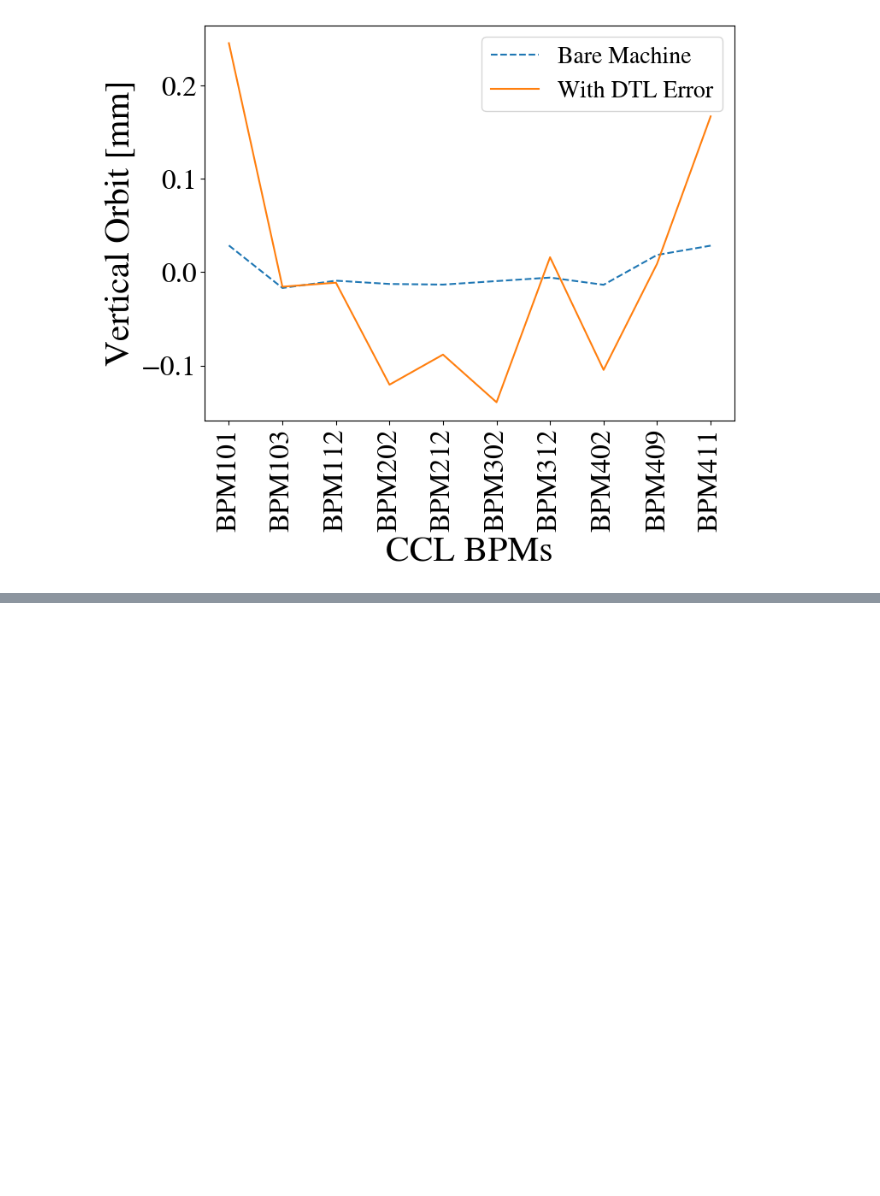
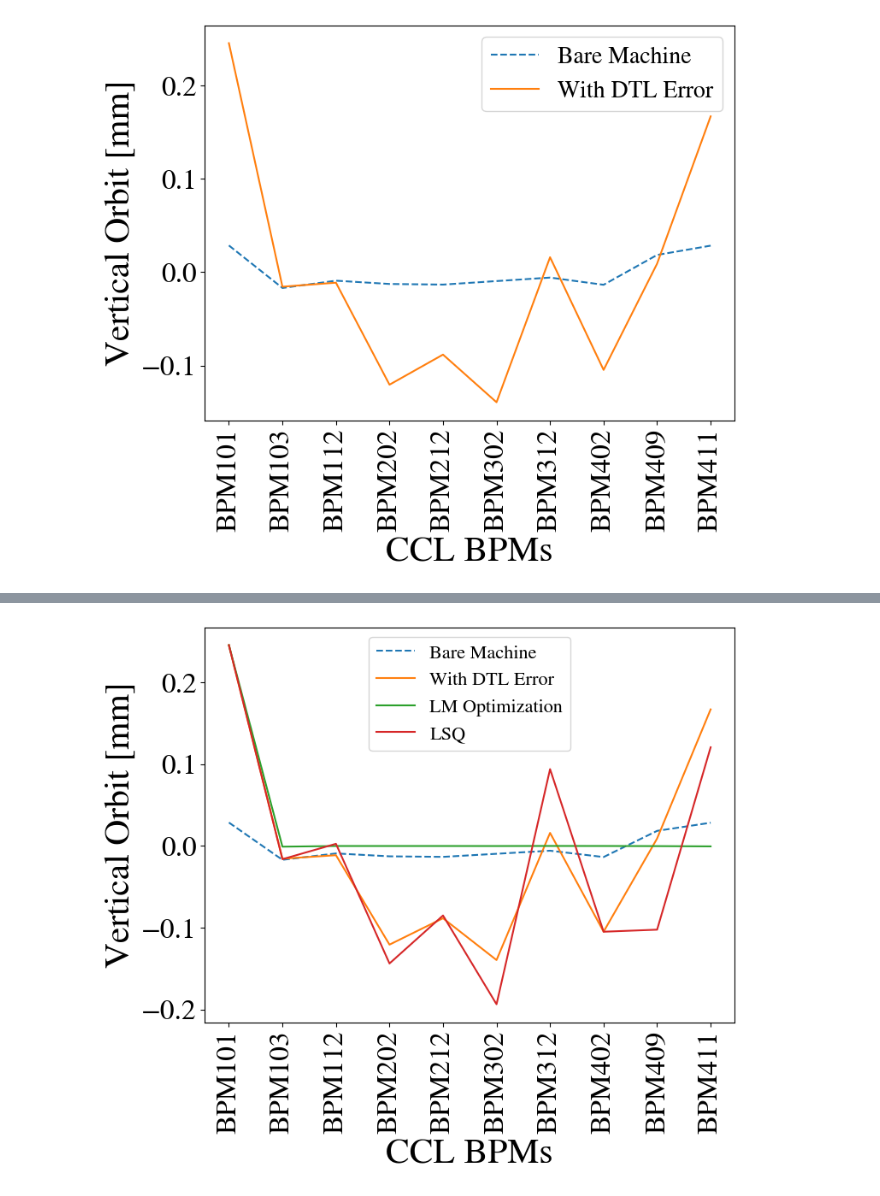
Before and after one commit to gonza94/control-room-AP, a Jupyter notebook: project/orbits_analyze.ipynb, the cells around one changed output, grey strips where cells are left out. Cells and saved outputs as stored; diff of their text form; code cells hidden in the pictures; blank space fills up the shorter version.

```diff
--- a/project/orbits_analyze.ipynb
+++ b/project/orbits_analyze.ipynb
@@ -63,3 +63,6 @@ plt.show()
 plt.close()
 # %% [output]
 [figure]
+# %%
+dataopt = np.loadtxt('optimizerLM.txt')
+datalsq = np.loadtxt('lsq.txt')
@@ -65,0 +82,25 @@ plt.close()
+# %%
+fig,ax = plt.subplots(1,1,figsize = (8,6))
+
+ax.plot(bpmdict.keys(),y0,'--',label = 'Bare Machine')
+ax.plot(bpmdict.keys(),ynew,label = 'With DTL Error')
+ax.plot(bpmdict.keys(),dataopt[:,1],label = 'LM Optimization')
+ax.plot(bpmdict.keys(),datalsq[:,1],label = 'LSQ')
+
+#ax.plot(bpmdicts.keys(),datacorr[:,1]*1000,label = 'Corrected')
+
+ax.set_xlabel('CCL BPMs',fontsize = 30)
+ax.set_ylabel('Vertical Orbit [mm]',fontsize = 30)
+
+#ax.set_title('PyORBIT Tracking with Transfer Matrix Approach',fontsize = 20)
+
+ax.tick_params(axis='both',labelsize=24)
+
+ax.set_xticklabels(ax.get_xticklabels(), rotation = 90)
+
+ax.legend(fontsize = 16)
+
+plt.show()
+plt.close()
+# %% [output]
+[figure, added]
```
Also changed, not shown: parts of 2 cells of this notebook, 1 other file.
